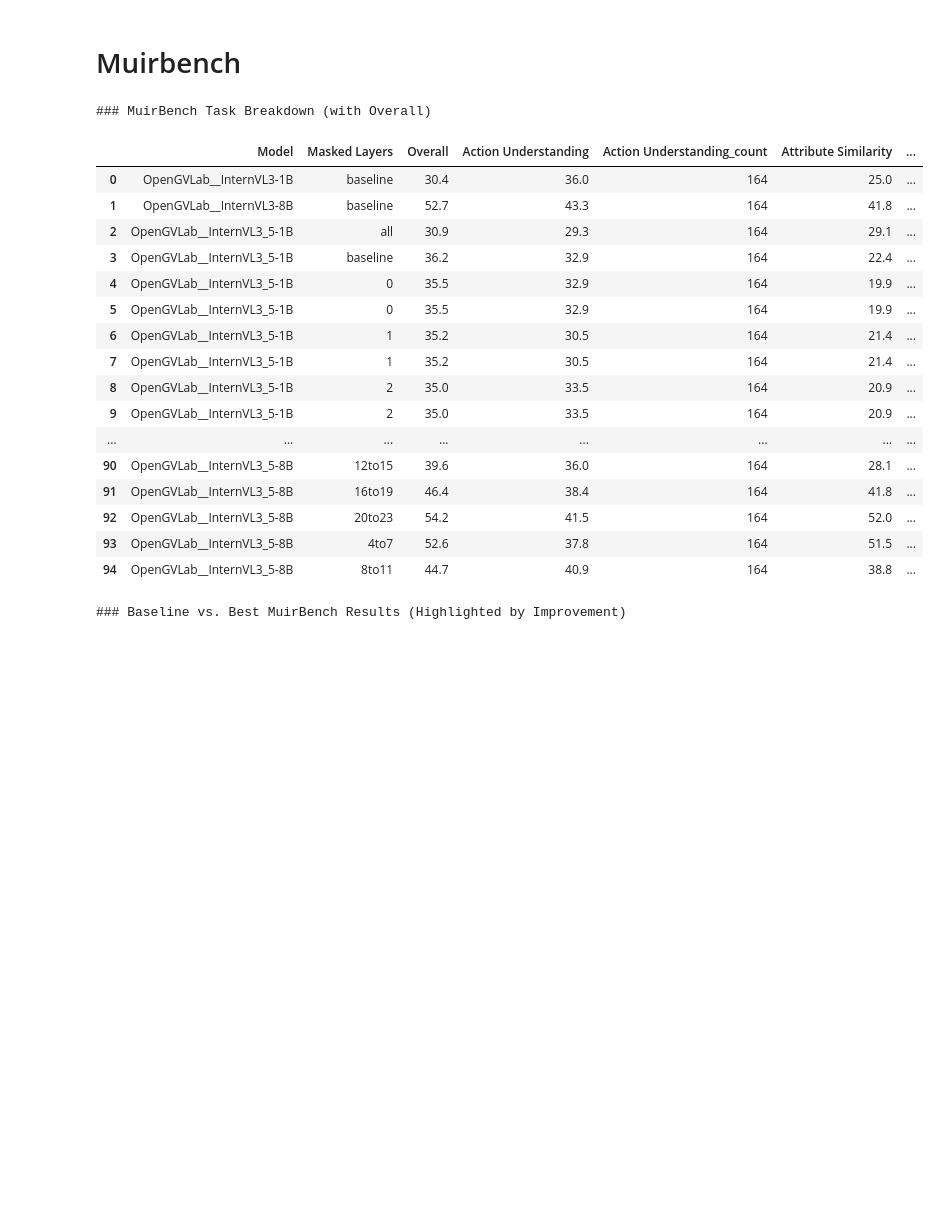
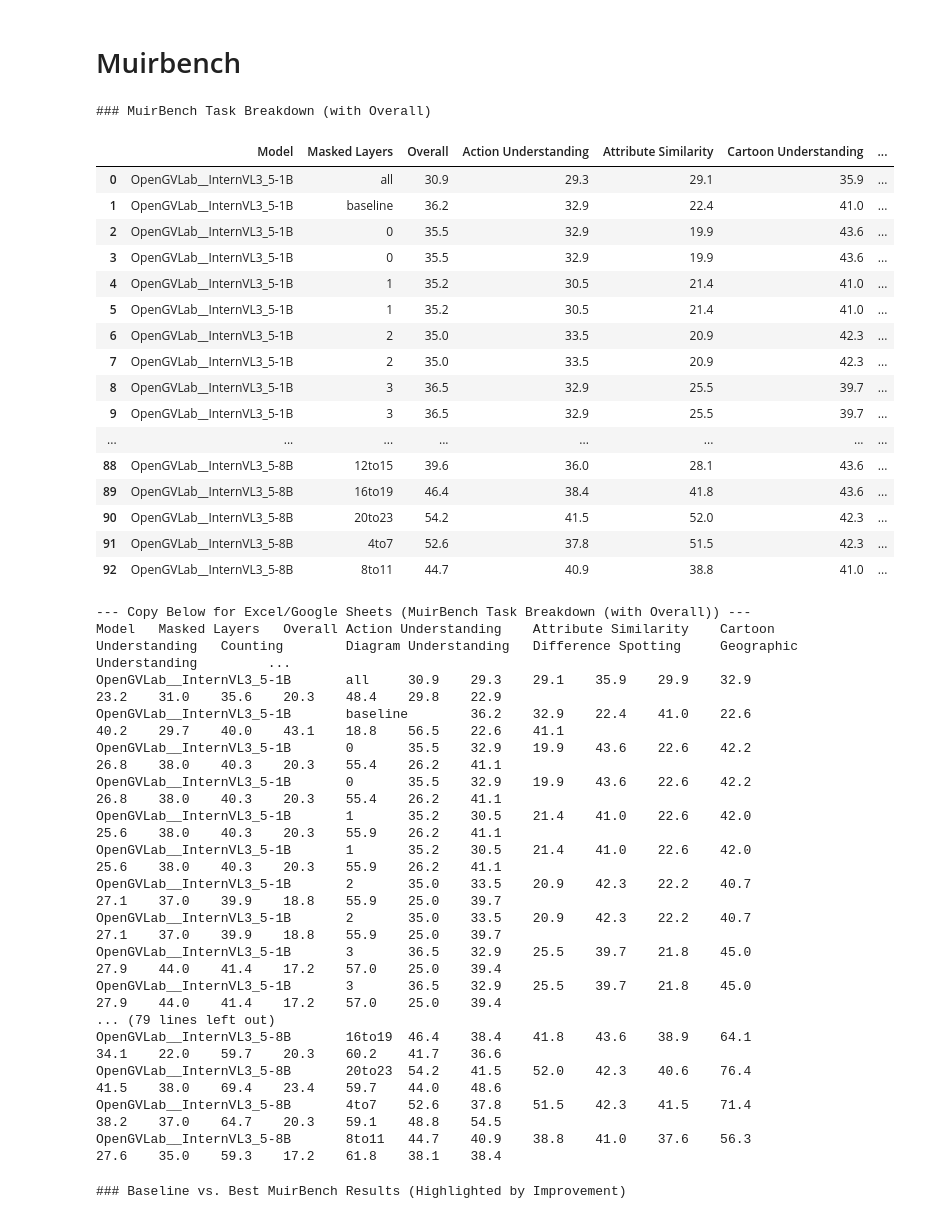
Before and after one commit to YiranHuangIrene/multi-image, a Jupyter notebook: lmms-eval/results_internvl3_mask_attention.ipynb, the cells around one changed output. Drawn from its saved outputs; the diff is of its cells as text; code cells hidden in the pictures; blank space fills up the shorter version.

```diff
--- a/lmms-eval/results_internvl3_mask_attention.ipynb
+++ b/lmms-eval/results_internvl3_mask_attention.ipynb
@@ -234,8 +234,8 @@ import pandas as pd
 # 1. CONFIGURATION
 # ==========================================
 
-LOG_DIRECTORIES = "/lustre/groups/eml/projects/bravom/scripts/multiimage_reasoning/multi-image/lmms-eval/logs/masked"
-BASELINE_LOG_DIRECTORIES = "/lustre/groups/eml/projects/bravom/scripts/multiimage_reasoning/multi-image/lmms-eval/logs/baseline"
+LOG_DIRECTORIES = "/lustre/groups/eml/projects/bravom/scripts/multi-image/lmms-eval/logs/masked"
+BASELINE_LOG_DIRECTORIES = "/lustre/groups/eml/projects/bravom/scripts/multi-image/lmms-eval/logs/baseline"
 
 # ==========================================
 # 2. HELPER FUNCTIONS
@@ -354,7 +354,10 @@ def display_table(data_rows, title):
         return
 
     df = pd.DataFrame(data_rows)
-
+    # Drop the column ending with _count
+    df = df.drop(columns=[c for c in df.columns if c.endswith('_count')])
+    # Drop model OpenGVLab__InternVL3-1B and OpenGVLab__InternVL3-8B
+    df = df[~df['Model'].isin(["OpenGVLab__InternVL3-1B","OpenGVLab__InternVL3-8B"])]
     # 1. Sort Rows
     df = df.sort_values(by=['Model', 'Masked Layers']).reset_index(drop=True)
     # Helper function to create a sorting key for 'Masked Layers'
@@ -379,50 +382,69 @@ def display_table(data_rows, title):
     df['__ml_sortkey'] = df['Masked Layers'].map(masked_layer_sort_key)
     df = df.sort_values(by=['Model', '__ml_sortkey']).reset_index(drop=True)
     df = df.drop(columns="__ml_sortkey")
 
     # 2. Sort Columns
     meta = ['Model', 'Masked Layers']
 
     # Get all other columns
     others = [c for c in df.columns if c not in meta]
 
     # Force 'Overall' to be first, then sort the rest alphabetically
     if 'Overall' in others:
         others.remove('Overall')
         metrics = ['Overall'] + sorted(others)
     else:
         metrics = sorted(others)
 
     final_cols = meta + metrics
     df = df[final_cols]
 
     print(f"\n### {title}")
     display(
         df.style.format(precision=1, na_rep="-")
         .background_gradient(cmap='Blues', subset=metrics)
         .set_properties(**{'text-align': 'center'})
     )
+    print(f"\n--- Copy Below for Excel/Google Sheets ({title}) ---")
+    print(df.to_csv(sep='\t', index=False, float_format='%.1f'))
 
 display_table(muir_rows, "MuirBench Task Breakdown (with Overall)")
 # %% [output]
 ### MuirBench Task Breakdown (with Overall)
-|  | Model | Masked Layers | Overall | Action Understanding | Action Understanding_count | Attribute Similarity | ... |
-| 0 | OpenGVLab__InternVL3-1B | baseline | 30.4 | 36.0 | 164 | 25.0 | ... |
-| 1 | OpenGVLab__InternVL3-8B | baseline | 52.7 | 43.3 | 164 | 41.8 | ... |
-| 2 | OpenGVLab__InternVL3_5-1B | all | 30.9 | 29.3 | 164 | 29.1 | ... |
-| 3 | OpenGVLab__InternVL3_5-1B | baseline | 36.2 | 32.9 | 164 | 22.4 | ... |
-| 4 | OpenGVLab__InternVL3_5-1B | 0 | 35.5 | 32.9 | 164 | 19.9 | ... |
-| 5 | OpenGVLab__InternVL3_5-1B | 0 | 35.5 | 32.9 | 164 | 19.9 | ... |
-| 6 | OpenGVLab__InternVL3_5-1B | 1 | 35.2 | 30.5 | 164 | 21.4 | ... |
-| 7 | OpenGVLab__InternVL3_5-1B | 1 | 35.2 | 30.5 | 164 | 21.4 | ... |
-| 8 | OpenGVLab__InternVL3_5-1B | 2 | 35.0 | 33.5 | 164 | 20.9 | ... |
-| 9 | OpenGVLab__InternVL3_5-1B | 2 | 35.0 | 33.5 | 164 | 20.9 | ... |
+|  | Model | Masked Layers | Overall | Action Understanding | Attribute Similarity | Cartoon Understanding | ... |
+| 0 | OpenGVLab__InternVL3_5-1B | all | 30.9 | 29.3 | 29.1 | 35.9 | ... |
+| 1 | OpenGVLab__InternVL3_5-1B | baseline | 36.2 | 32.9 | 22.4 | 41.0 | ... |
+| 2 | OpenGVLab__InternVL3_5-1B | 0 | 35.5 | 32.9 | 19.9 | 43.6 | ... |
+| 3 | OpenGVLab__InternVL3_5-1B | 0 | 35.5 | 32.9 | 19.9 | 43.6 | ... |
+| 4 | OpenGVLab__InternVL3_5-1B | 1 | 35.2 | 30.5 | 21.4 | 41.0 | ... |
+| 5 | OpenGVLab__InternVL3_5-1B | 1 | 35.2 | 30.5 | 21.4 | 41.0 | ... |
+| 6 | OpenGVLab__InternVL3_5-1B | 2 | 35.0 | 33.5 | 20.9 | 42.3 | ... |
+| 7 | OpenGVLab__InternVL3_5-1B | 2 | 35.0 | 33.5 | 20.9 | 42.3 | ... |
+| 8 | OpenGVLab__InternVL3_5-1B | 3 | 36.5 | 32.9 | 25.5 | 39.7 | ... |
+| 9 | OpenGVLab__InternVL3_5-1B | 3 | 36.5 | 32.9 | 25.5 | 39.7 | ... |
 | ... | ... | ... | ... | ... | ... | ... | ... |
-| 90 | OpenGVLab__InternVL3_5-8B | 12to15 | 39.6 | 36.0 | 164 | 28.1 | ... |
-| 91 | OpenGVLab__InternVL3_5-8B | 16to19 | 46.4 | 38.4 | 164 | 41.8 | ... |
-| 92 | OpenGVLab__InternVL3_5-8B | 20to23 | 54.2 | 41.5 | 164 | 52.0 | ... |
-| 93 | OpenGVLab__InternVL3_5-8B | 4to7 | 52.6 | 37.8 | 164 | 51.5 | ... |
-| 94 | OpenGVLab__InternVL3_5-8B | 8to11 | 44.7 | 40.9 | 164 | 38.8 | ... |
+| 88 | OpenGVLab__InternVL3_5-8B | 12to15 | 39.6 | 36.0 | 28.1 | 43.6 | ... |
+| 89 | OpenGVLab__InternVL3_5-8B | 16to19 | 46.4 | 38.4 | 41.8 | 43.6 | ... |
+| 90 | OpenGVLab__InternVL3_5-8B | 20to23 | 54.2 | 41.5 | 52.0 | 42.3 | ... |
+| 91 | OpenGVLab__InternVL3_5-8B | 4to7 | 52.6 | 37.8 | 51.5 | 42.3 | ... |
+| 92 | OpenGVLab__InternVL3_5-8B | 8to11 | 44.7 | 40.9 | 38.8 | 41.0 | ... |
+--- Copy Below for Excel/Google Sheets (MuirBench Task Breakdown (with Overall)) ---
+Model   Masked Layers   Overall Action Understanding    Attribute Similarity    Cartoon Understanding   Counting        Diagram Understanding   Difference Spotting     Geographic Understanding         ...
+OpenGVLab__InternVL3_5-1B       all     30.9    29.3    29.1    35.9    29.9    32.9    23.2    31.0    35.6    20.3    48.4    29.8    22.9
+OpenGVLab__InternVL3_5-1B       baseline        36.2    32.9    22.4    41.0    22.6    40.2    29.7    40.0    43.1    18.8    56.5    22.6    41.1
+OpenGVLab__InternVL3_5-1B       0       35.5    32.9    19.9    43.6    22.6    42.2    26.8    38.0    40.3    20.3    55.4    26.2    41.1
+OpenGVLab__InternVL3_5-1B       0       35.5    32.9    19.9    43.6    22.6    42.2    26.8    38.0    40.3    20.3    55.4    26.2    41.1
+OpenGVLab__InternVL3_5-1B       1       35.2    30.5    21.4    41.0    22.6    42.0    25.6    38.0    40.3    20.3    55.9    26.2    41.1
+OpenGVLab__InternVL3_5-1B       1       35.2    30.5    21.4    41.0    22.6    42.0    25.6    38.0    40.3    20.3    55.9    26.2    41.1
+OpenGVLab__InternVL3_5-1B       2       35.0    33.5    20.9    42.3    22.2    40.7    27.1    37.0    39.9    18.8    55.9    25.0    39.7
+OpenGVLab__InternVL3_5-1B       2       35.0    33.5    20.9    42.3    22.2    40.7    27.1    37.0    39.9    18.8    55.9    25.0    39.7
+OpenGVLab__InternVL3_5-1B       3       36.5    32.9    25.5    39.7    21.8    45.0    27.9    44.0    41.4    17.2    57.0    25.0    39.4
+OpenGVLab__InternVL3_5-1B       3       36.5    32.9    25.5    39.7    21.8    45.0    27.9    44.0    41.4    17.2    57.0    25.0    39.4
+... (79 lines left out)
+OpenGVLab__InternVL3_5-8B       16to19  46.4    38.4    41.8    43.6    38.9    64.1    34.1    22.0    59.7    20.3    60.2    41.7    36.6
+OpenGVLab__InternVL3_5-8B       20to23  54.2    41.5    52.0    42.3    40.6    76.4    41.5    38.0    69.4    23.4    59.7    44.0    48.6
+OpenGVLab__InternVL3_5-8B       4to7    52.6    37.8    51.5    42.3    41.5    71.4    38.2    37.0    64.7    20.3    59.1    48.8    54.5
+OpenGVLab__InternVL3_5-8B       8to11   44.7    40.9    38.8    41.0    37.6    56.3    27.6    35.0    59.3    17.2    61.8    38.1    38.4
 # %%
 import io
 import json
```
Also changed, not shown: parts of 1 cell of this notebook, 1 other file.
